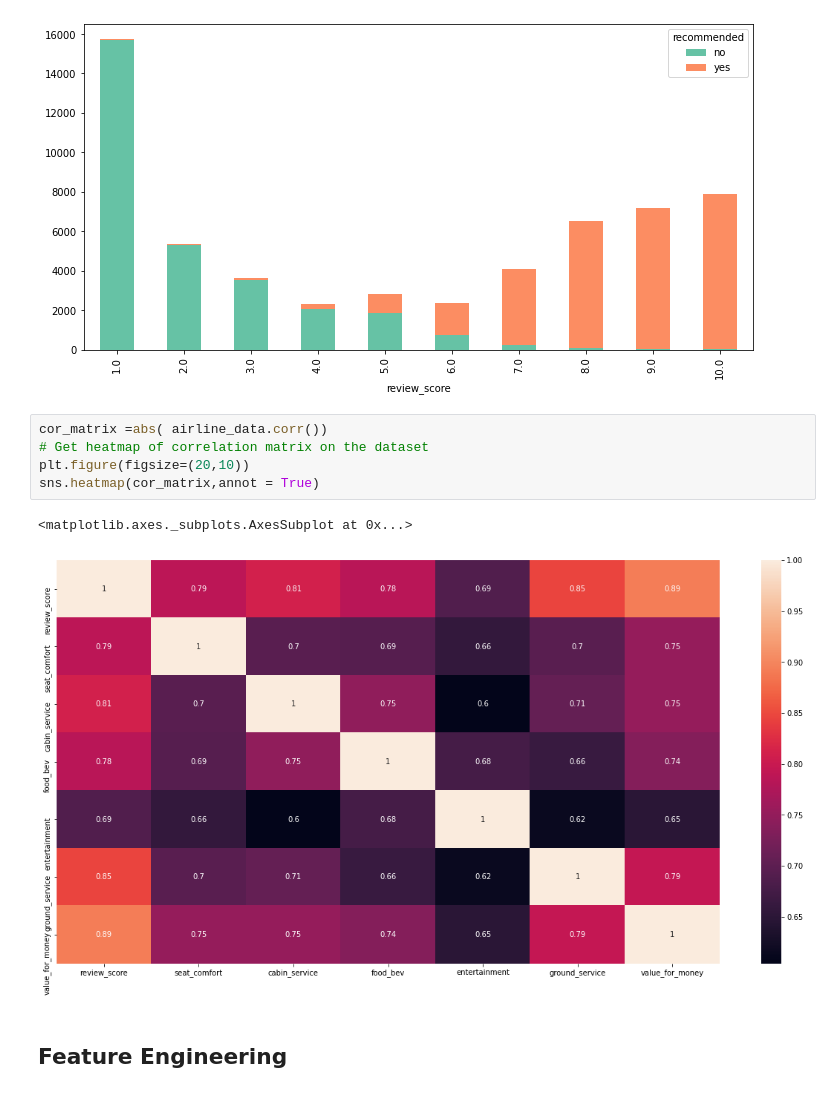
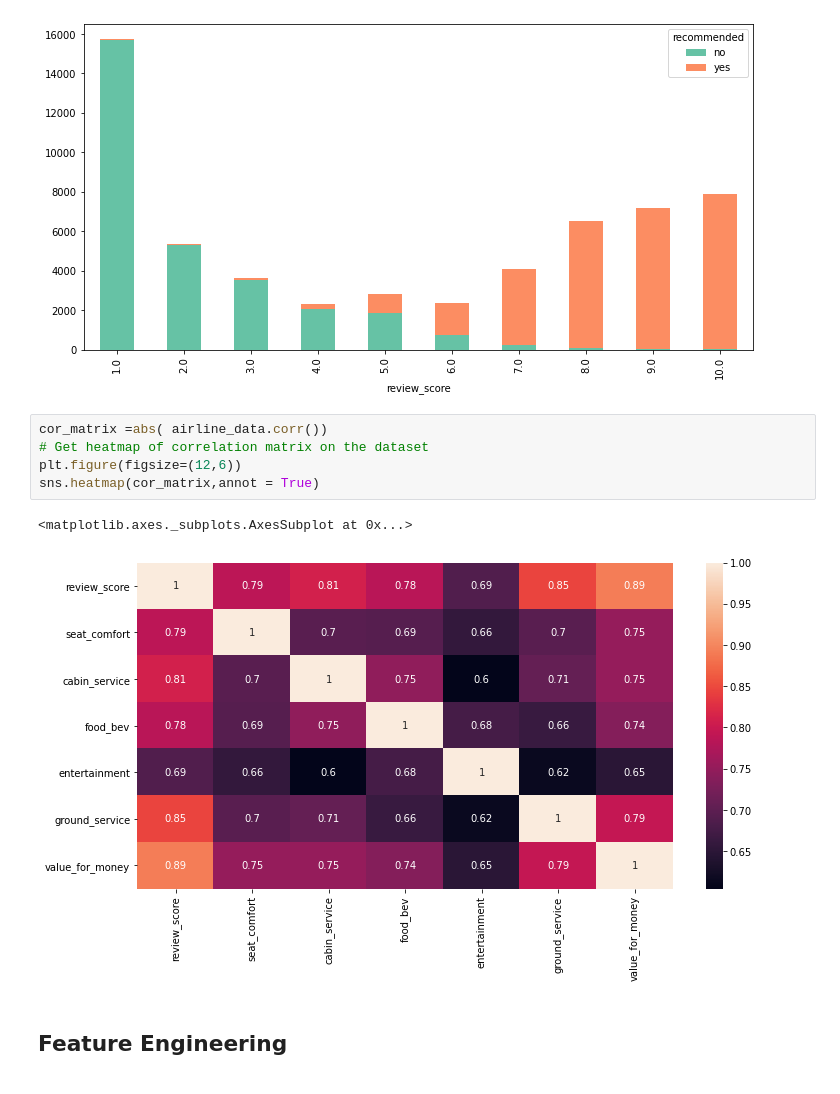
Before and after one commit to keerthana-narra/Airline-passenger-reviews, a Jupyter notebook: N_Sai_Keerthana_Reddy_Capstone_3_Airline_Referal.ipynb, the cells around one changed output. Drawn from its saved outputs; the diff is of its cells as text.

```diff
--- a/N_Sai_Keerthana_Reddy_Capstone_3_Airline_Referal.ipynb
+++ b/N_Sai_Keerthana_Reddy_Capstone_3_Airline_Referal.ipynb
@@ -280,11 +278,11 @@ stacked_plot('recommended')
 # %%
 cor_matrix =abs( airline_data.corr())
 # Get heatmap of correlation matrix on the dataset
-plt.figure(figsize=(20,10))
+plt.figure(figsize=(12,6))
 sns.heatmap(cor_matrix,annot = True)
 # %% [output]
 <matplotlib.axes._subplots.AxesSubplot at 0x...>
-[figure, old version]
+[figure, new version]
 # %% [markdown]
 ## Feature Engineering
 # %% [markdown]
```
Also changed, not shown: parts of 59 cells of this notebook.
